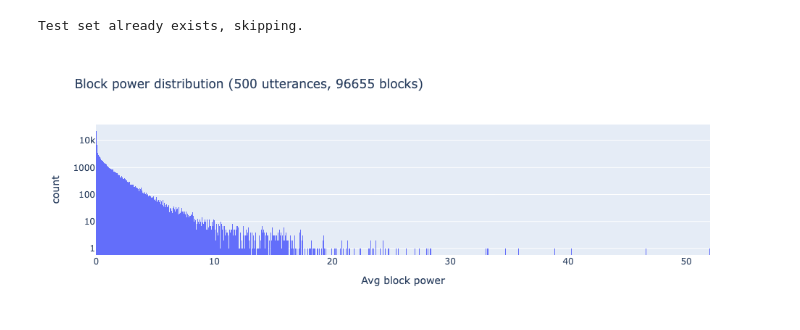
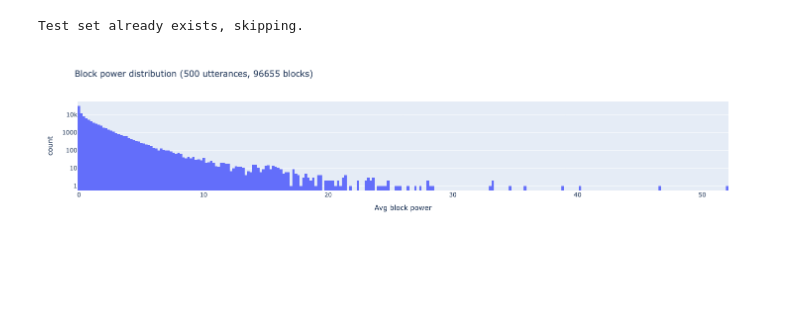
Before and after one commit to lane-miller/speech-declipping, a Jupyter notebook: 00_data/00_build_dataset.ipynb, the cells around one changed output. Cells and saved outputs as stored; diff of their text form; code cells hidden in the pictures; blank space fills up the shorter version.

```diff
--- a/00_data/00_build_dataset.ipynb
+++ b/00_data/00_build_dataset.ipynb
@@ -43,6 +41,11 @@ N_TEST_UTT_PER_TLKR = 5
 TRAIN_HR = 4.0
 VAL_HR = 0.5
 
+GET_NOISE_FLOOR = False
+SILENCE_THRESH = 0.025    # Pick low silence threshold
+N_SILENCE_PROBE = 500
+
+
 LIBRISPEECH_ROOT = Path("/Volumes/LPM03 storage/Datasets/Audio/LibriSpeech")
 TRAIN_OUT = Path("/Volumes/LPM03 storage/Datasets/Audio/ProjectTrainValTest/speech-declipping/train")
 VAL_OUT = Path("/Volumes/LPM03 storage/Datasets/Audio/ProjectTrainValTest/speech-declipping/val")
@@ -199,41 +206,40 @@ Test set already exists, skipping.
 # %%
 # Find block-wise noise floor power threshold
 
-N_SILENCE_PROBE = 500
-random.seed(0)
-probe_indices = random.sample(range(len(dataset)), N_SILENCE_PROBE)
+if GET_NOISE_FLOOR:
+    random.seed(0)
+    probe_indices = random.sample(range(len(dataset)), N_SILENCE_PROBE)
 
-block_powers = []
+    block_powers = []
 
-for dataset_idx in probe_indices:
-    wav, sr, _, _, _, _ = dataset[dataset_idx]
+    for dataset_idx in probe_indices:
+        wav, sr, _, _, _, _ = dataset[dataset_idx]
 
-    if sr != FS:
-        wav = torchaudio.functional.resample(wav, sr, FS)
+        if sr != FS:
+            wav = torchaudio.functional.resample(wav, sr, FS)
 
-    std = wav.std().clamp(min=1e-8)
-    wav_norm = wav / std
+        std = wav.std().clamp(min=1e-8)
+        wav_norm = wav / std
 
-    # Non-overlapping blocks, discard tail
-    n_blocks = wav_norm.shape[1] // BS
-    if n_blocks == 0:
-        continue
-    blocks = wav_norm[:, :n_blocks * BS].unfold(1, BS, BS)  # (1, n_blocks, BS)
+        # Non-overlapping blocks, discard tail
+        n_blocks = wav_norm.shape[1] // BS
+        if n_blocks == 0:
+            continue
+        blocks = wav_norm[:, :n_blocks * BS].unfold(1, BS, BS)  # (1, n_blocks, BS)
 
-    # Avg power per block (mean of squared samples)
-    power = blocks.pow(2).mean(dim=2).squeeze(0)  # (n_blocks,)
-    block_powers.extend(power.tolist())
+        # Avg power per block (mean of squared samples)
+        power = blocks.pow(2).mean(dim=2).squeeze(0)  # (n_blocks,)
+        block_powers.extend(power.tolist())
 
-block_powers = torch.tensor(block_powers)
+    block_powers = torch.tensor(block_powers)
 
-fig = px.histogram(
-    x=block_powers.numpy(),
-    nbins=5000,
-    log_y=True,
-    labels={"x": "Avg block power"},
-    title=f"Block power distribution ({N_SILENCE_PROBE} utterances, {len(block_powers)} blocks)"
-)
-# fig.add_vline(x=0.01, line_dash="dash", line_color="red", annotation_text="candidate threshold")
-fig.show()
+    fig = px.histogram(
+        x=block_powers.numpy(),
+        nbins=500,
+        log_y=True,
+        labels={"x": "Avg block power"},
+        title=f"Block power distribution ({N_SILENCE_PROBE} utterances, {len(block_powers)} blocks)"
+    )
+    fig.show()
 # %% [output]
-[figure, old version]
+[figure, new version]
```
Also changed, not shown: parts of 5 cells of this notebook, 1 other file.
